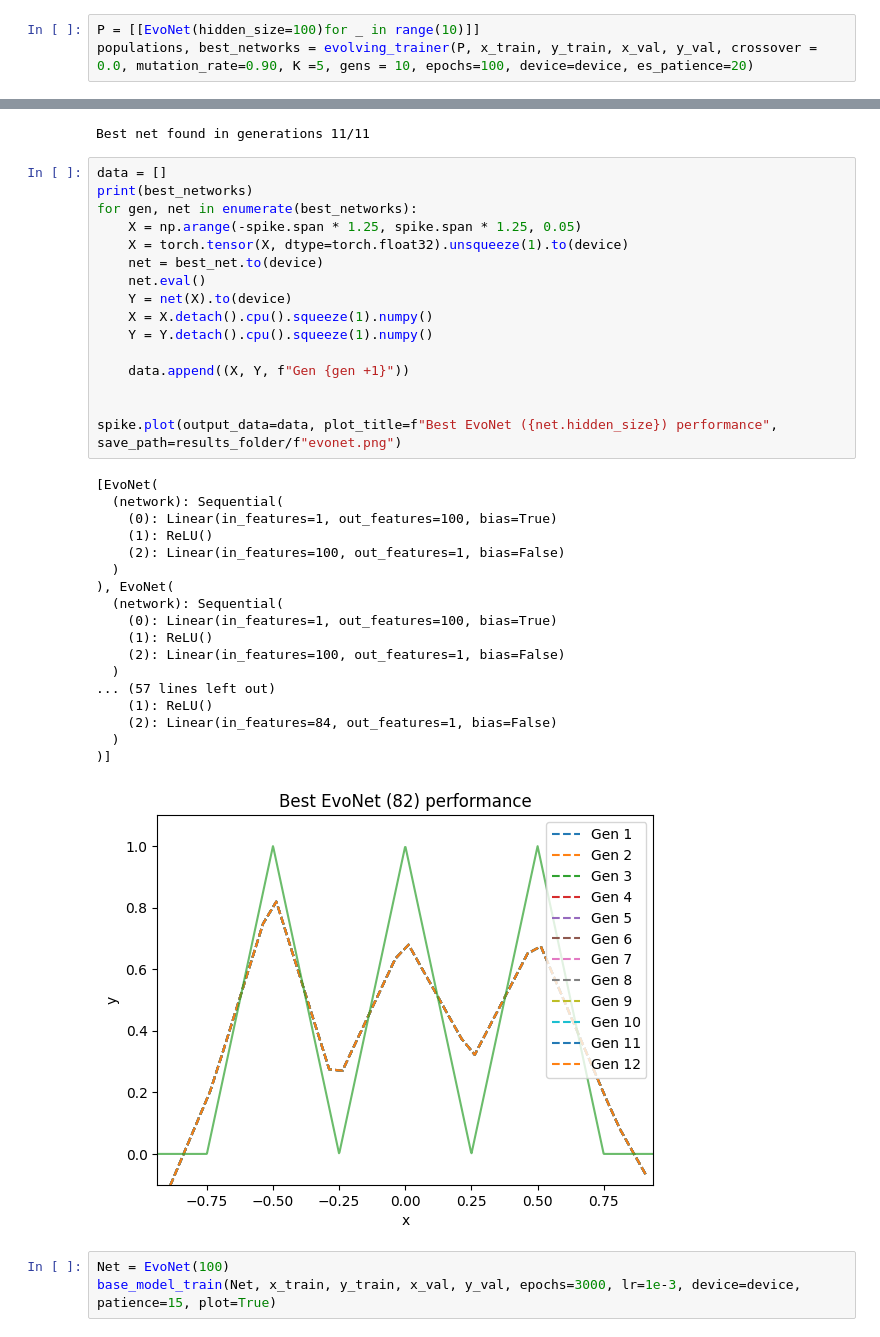
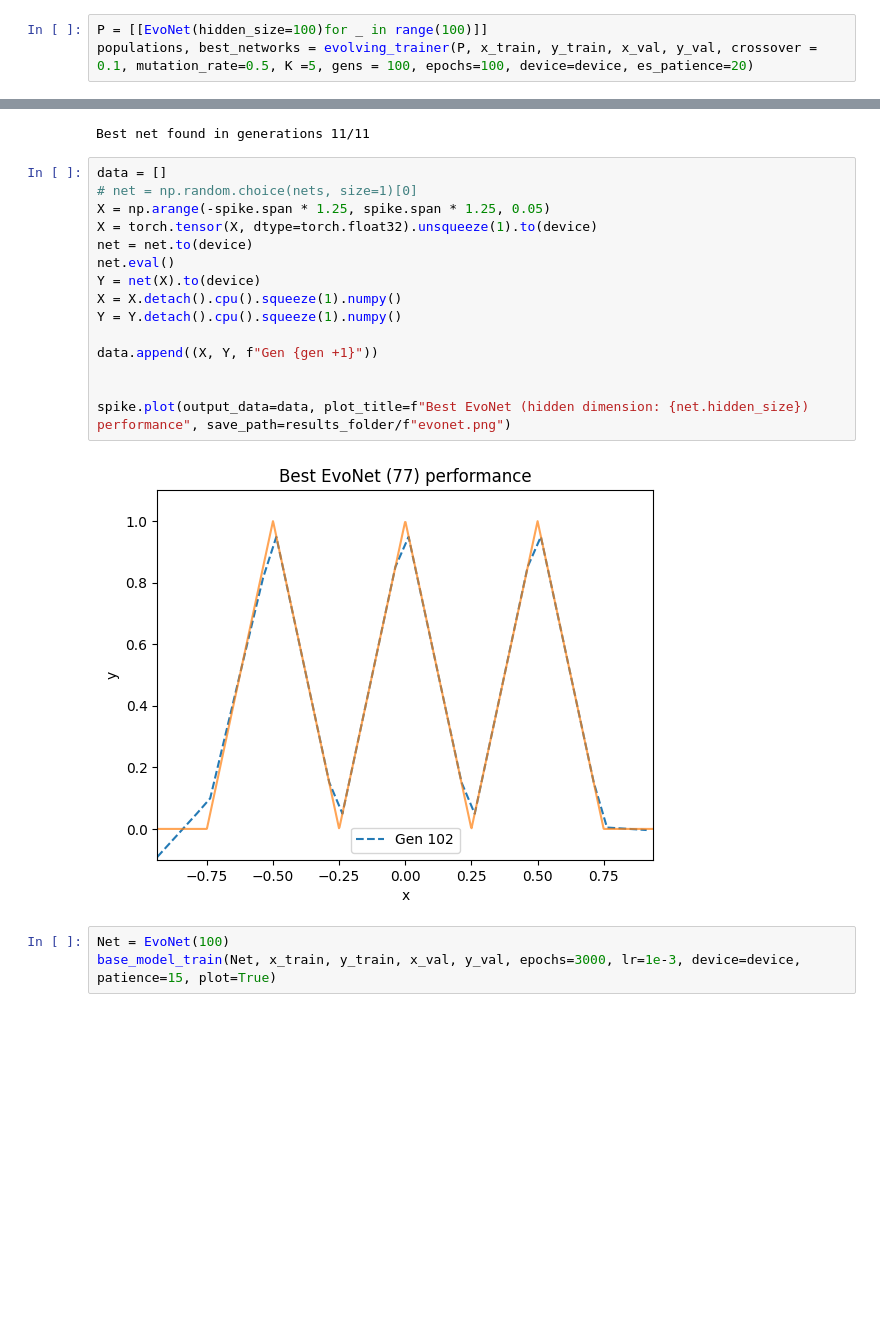
Before and after one commit to PaulusBoskabouter/EvoNet, a Jupyter notebook: experiment.ipynb, the cells around one changed output, grey strips where cells are left out. Drawn from its saved outputs; the diff is of its cells as text; blank space fills up the shorter version.

```diff
--- a/experiment.ipynb
+++ b/experiment.ipynb
@@ -70,6 +70,6 @@ for hidden_size in [7, 50, 100]:
 # %% [markdown]
 ## 2. Train evonets on the same data
 # %%
-P = [[EvoNet(hidden_size=100)for _ in range(10)]]
-populations, best_networks = evolving_trainer(P, x_train, y_train, x_val, y_val, crossover = 0.0, mutation_rate=0.90, K =5, gens = 10, epochs=100, device=device, es_patience=20)
+P = [[EvoNet(hidden_size=100)for _ in range(100)]]
+populations, best_networks = evolving_trainer(P, x_train, y_train, x_val, y_val, crossover = 0.1, mutation_rate=0.5, K =5, gens = 100, epochs=100, device=device, es_patience=20)
 # %% [output]
@@ -172,39 +179,21 @@ print(f"Best net found in generations {i+1}/{len(populations)}")
 Best net found in generations 11/11
 # %%
 data = []
-print(best_networks)
-for gen, net in enumerate(best_networks):
-    X = np.arange(-spike.span * 1.25, spike.span * 1.25, 0.05)
-    X = torch.tensor(X, dtype=torch.float32).unsqueeze(1).to(device)
-    net = best_net.to(device)
-    net.eval()
-    Y = net(X).to(device)
-    X = X.detach().cpu().squeeze(1).numpy()
-    Y = Y.detach().cpu().squeeze(1).numpy()
+# net = np.random.choice(nets, size=1)[0]
+X = np.arange(-spike.span * 1.25, spike.span * 1.25, 0.05)
+X = torch.tensor(X, dtype=torch.float32).unsqueeze(1).to(device)
+net = net.to(device)
+net.eval()
+Y = net(X).to(device)
+X = X.detach().cpu().squeeze(1).numpy()
+Y = Y.detach().cpu().squeeze(1).numpy()
 
-    data.append((X, Y, f"Gen {gen +1}"))
+data.append((X, Y, f"Gen {gen +1}"))
 
 
-spike.plot(output_data=data, plot_title=f"Best EvoNet ({net.hidden_size}) performance", save_path=results_folder/f"evonet.png")
+spike.plot(output_data=data, plot_title=f"Best EvoNet (hidden dimension: {net.hidden_size}) performance", save_path=results_folder/f"evonet.png")
 # %% [output]
-[EvoNet(
-  (network): Sequential(
-    (0): Linear(in_features=1, out_features=100, bias=True)
-    (1): ReLU()
-    (2): Linear(in_features=100, out_features=1, bias=False)
-  )
-), EvoNet(
-  (network): Sequential(
-    (0): Linear(in_features=1, out_features=100, bias=True)
-    (1): ReLU()
-    (2): Linear(in_features=100, out_features=1, bias=False)
-  )
-... (57 lines left out)
-    (1): ReLU()
-    (2): Linear(in_features=84, out_features=1, bias=False)
-  )
-)]
-[figure, old version]
+[figure, new version]
 # %%
 Net = EvoNet(100)
 base_model_train(Net, x_train, y_train, x_val, y_val, epochs=3000, lr=1e-3, device=device, patience=15, plot=True)
```
Also changed, not shown: parts of 1 cell of this notebook, 14 other files.
